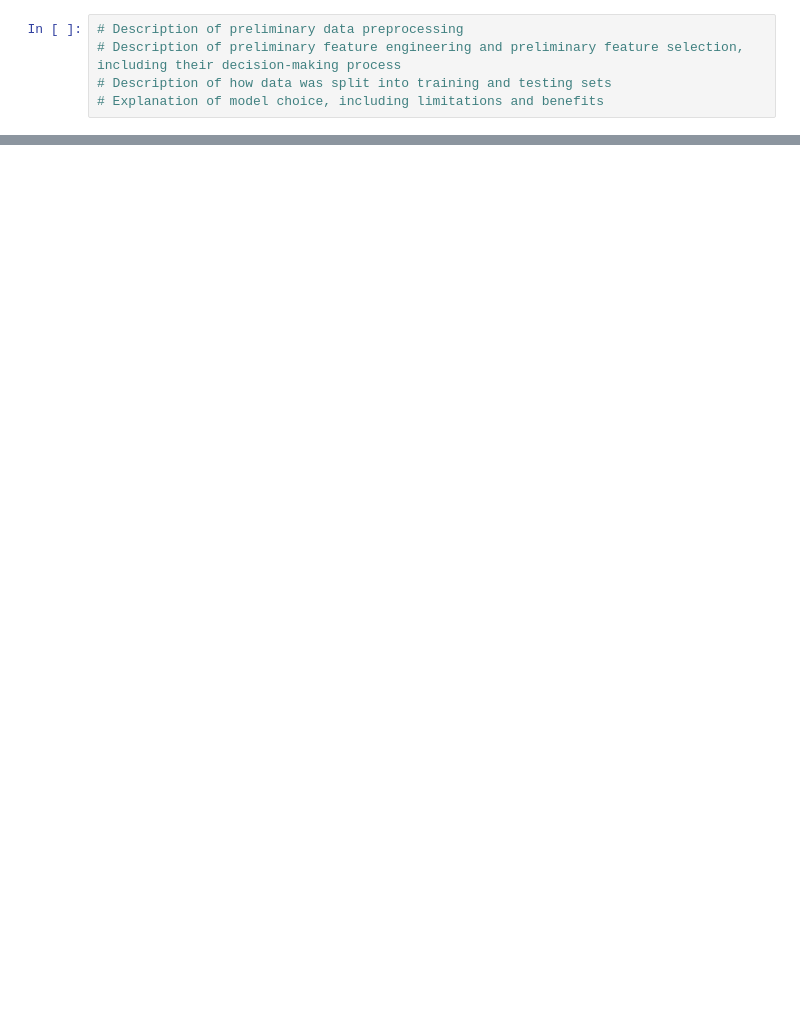
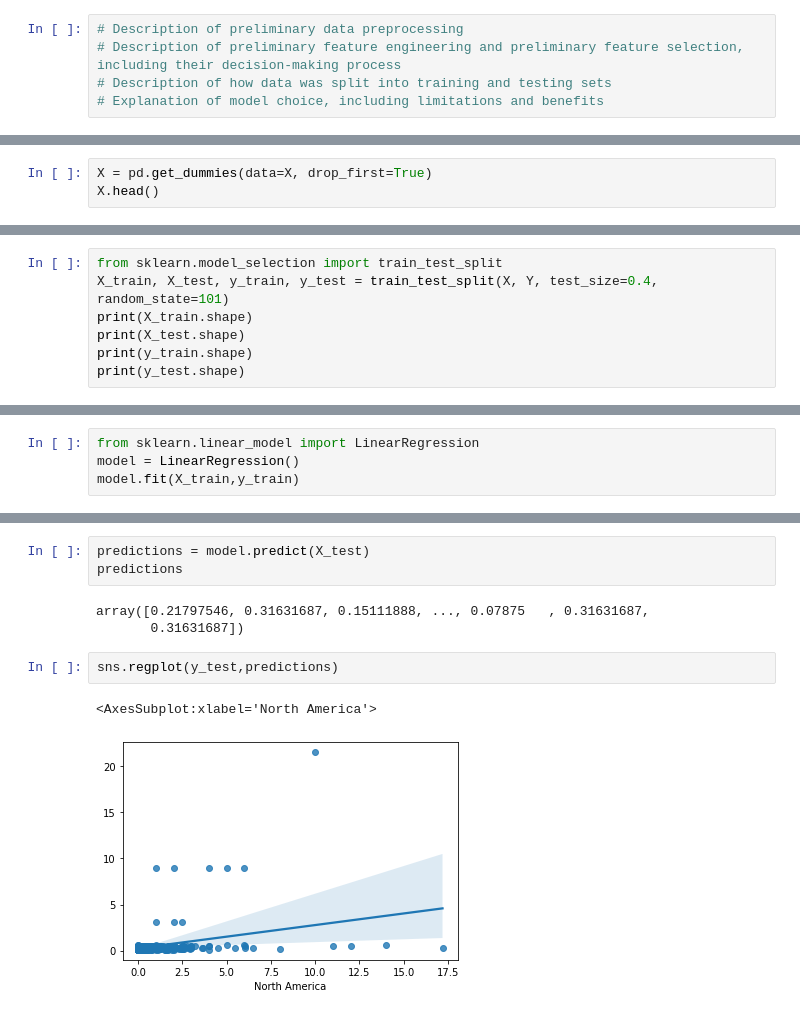
Before and after one commit to jwetapatel/Final-Project_Group4, a Jupyter notebook: Videogame_Sales_Forcasting.ipynb, the cells around one changed output, grey strips where cells are left out. Cells and saved outputs as stored; diff of their text form; blank space fills up the shorter version.

```diff
--- a/Videogame_Sales_Forcasting.ipynb
+++ b/Videogame_Sales_Forcasting.ipynb
@@ -146,0 +172,3 @@ plt.show()
+# %%
+X = pd.get_dummies(data=X, drop_first=True)
+X.head()
@@ -146,0 +200,7 @@ plt.show()
+# %%
+from sklearn.model_selection import train_test_split
+X_train, X_test, y_train, y_test = train_test_split(X, Y, test_size=0.4, random_state=101)
+print(X_train.shape)
+print(X_test.shape)
+print(y_train.shape)
+print(y_test.shape)
@@ -146,0 +212,4 @@ plt.show()
+# %%
+from sklearn.linear_model import LinearRegression
+model = LinearRegression()
+model.fit(X_train,y_train)
@@ -146,0 +242,11 @@ plt.show()
+# %%
+predictions = model.predict(X_test)
+predictions
+# %% [output]
+array([0.21797546, 0.31631687, 0.15111888, ..., 0.07875   , 0.31631687,
+       0.31631687])
+# %%
+sns.regplot(y_test,predictions)
+# %% [output]
+<AxesSubplot:xlabel='North America'>
+[figure, added]
```
Also changed, not shown: parts of 21 cells of this notebook.
